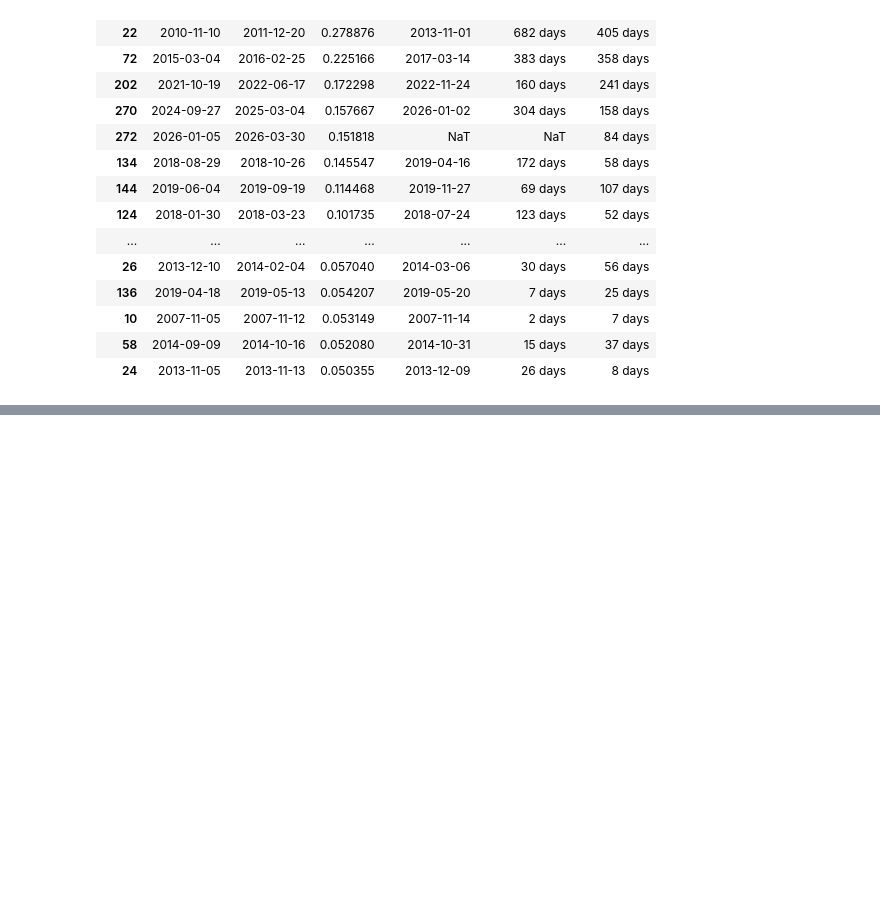
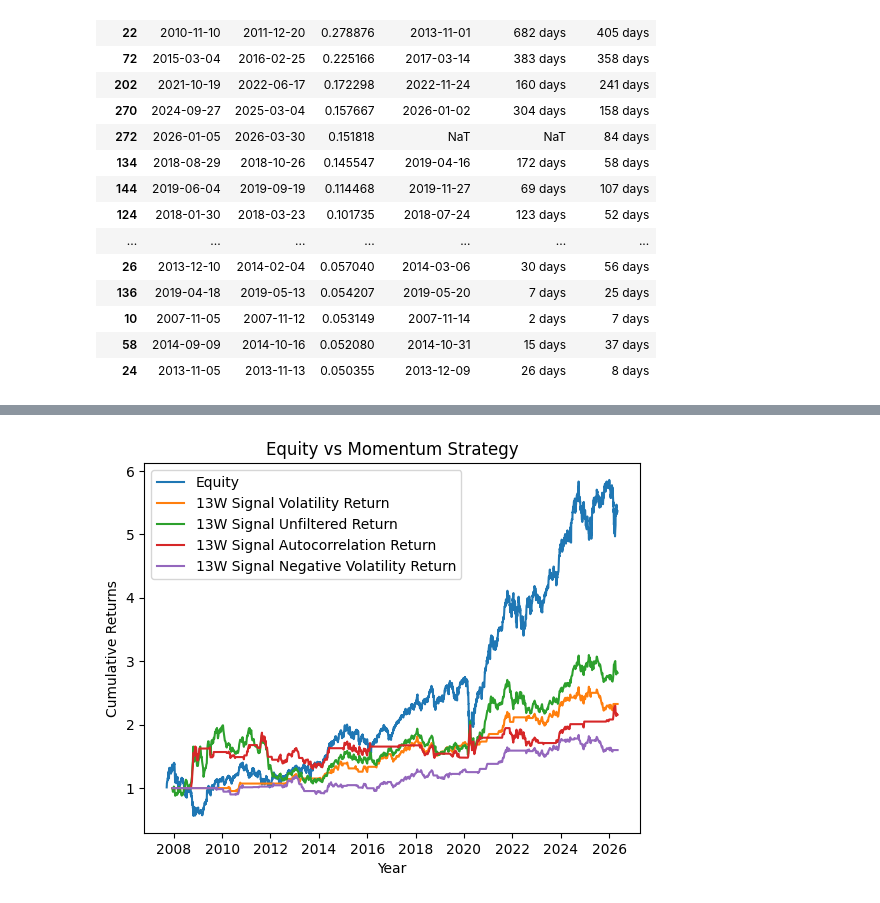
Before and after one commit to varungarg983/quant-trading-research, a Jupyter notebook: nifty_research.ipynb, the cells around one changed output, grey strips where cells are left out. Saved outputs shown, nothing was run; the diff lists cells and outputs as text; code cells hidden in the pictures; blank space fills up the shorter version.

```diff
--- a/nifty_research.ipynb
+++ b/nifty_research.ipynb
@@ -458,0 +594,13 @@ df_grouped
+# %%
+plt.plot((df['return']+1).cumprod(),label= 'Equity')
+plt.plot(df_weekly['13wk_stg_vol_cum'], label= '13W Signal Volatility Return')
+plt.plot(df_weekly['13wk_stg_cum'], label= '13W Signal Unfiltered Return')
+plt.plot(df_weekly['13wk_stg_cor_cum'], label= '13W Signal Autocorrelation Return')
+plt.plot(df_weekly['13wk_stg_neg_vol_cum'], label= '13W Signal Negative Volatility Return')
+plt.xlabel('Year')
+plt.ylabel('Cumulative Returns')
+plt.title('Equity vs Momentum Strategy')
+plt.legend()
+plt.show()
+# %% [output]
+[figure, added]
```
Also changed, not shown: parts of 11 cells of this notebook.
